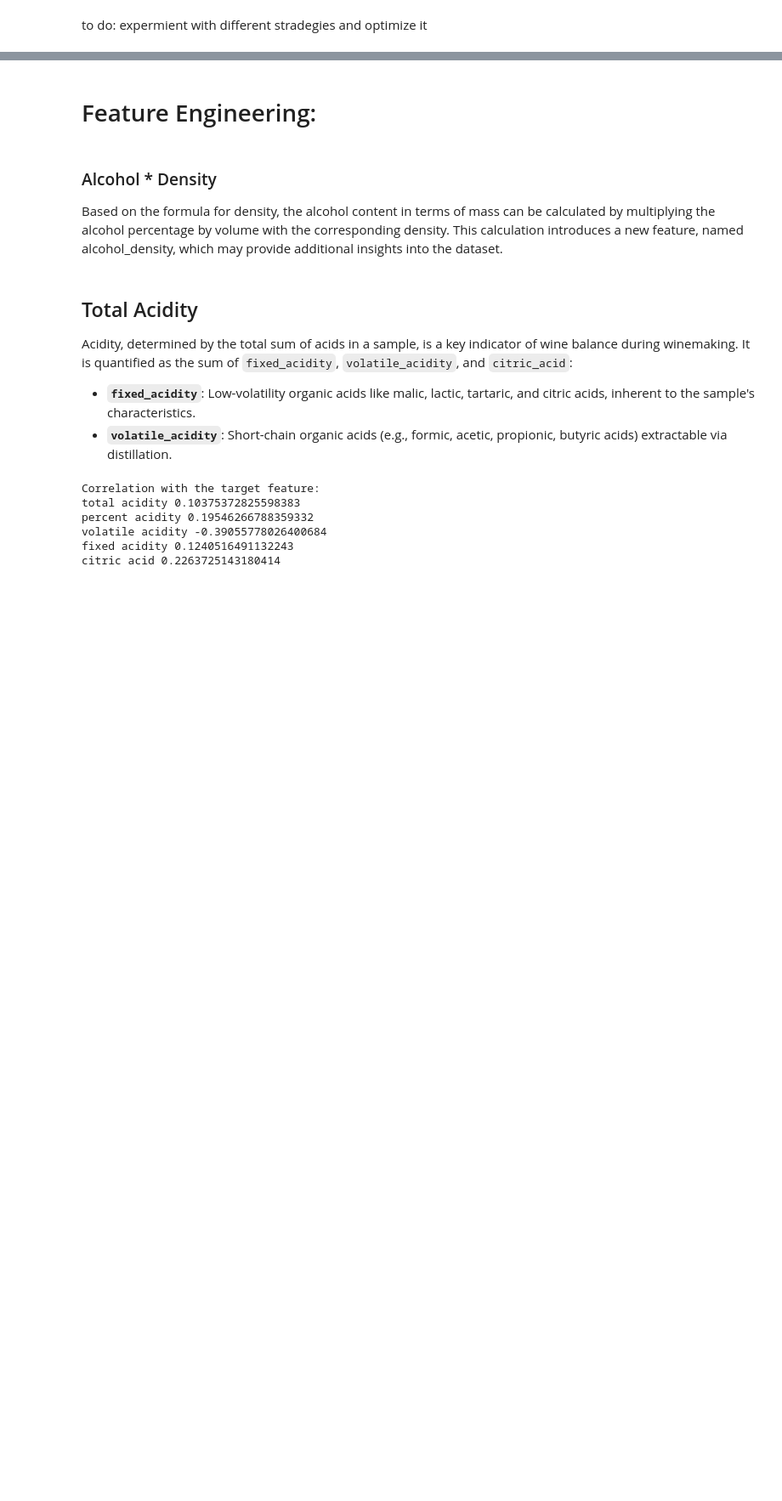
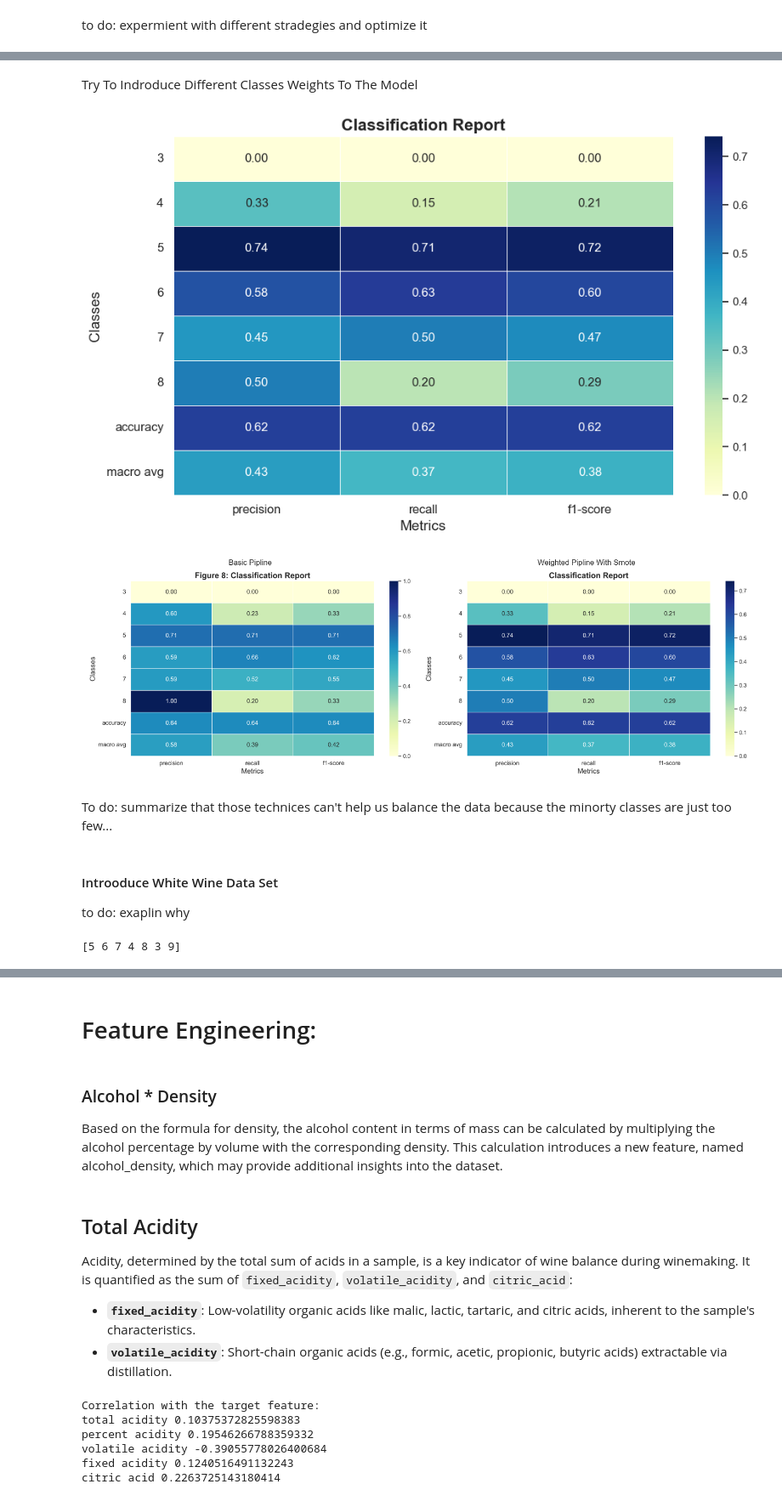
Before and after one commit to airbagdeer/tabular-ds-project, a Jupyter notebook: EX2.ipynb, the cells around one changed output, grey strips where cells are left out. Shown at 85% size. Saved outputs shown, nothing was run; the diff lists cells and outputs as text; code cells hidden in the pictures; blank space fills up the shorter version.

```diff
--- a/EX2.ipynb
+++ b/EX2.ipynb
@@ -246,0 +254,32 @@ to do: expermient with different stradegies and optimize it
+# %% [markdown]
+Try To Indroduce Different Classes Weights To The Model
+# %%
+# Step 3: Calculate sample weights based on class frequency
+class_counts = np.bincount(y_train)
+total_samples = len(y_train)
+sample_weights = np.array([total_samples / (len(class_counts) * class_counts[class_label])
+                           for class_label in y_train])
+# Step 4: Initialize and train the XGBoost Regressor with sample weights
+xg_reg = XGBRegressor(objective='reg:squarederror', random_state=42)
+
+# Fit the model with sample weights
+xg_reg.fit(X_train, y_train, sample_weight=sample_weights)
+
+# Step 5: Predict using the trained model
+y_pred = xg_reg.predict(X_test)
+y_pred = round_results(y_pred)
+
+calculate_scores(y_true=y_test, y_pred=y_pred, image_name = 'weighted-pipline-results.png')
+compare_scores(path_result_1='./images/basic-pipline-results.png',
+               path_result_2='./images/weighted-pipline-results.png',
+                headline_1='Basic Pipline',
+                headline_2='Weighted Pipline With Smote')
+# %% [output]
+[figure, added]
+[figure, added]
+# %% [markdown]
+To do:
+summarize that those technices can't help us balance the data because the minorty classes are just too few...
+# %% [markdown]
+#### Introoduce White Wine Data Set
+to do: exaplin why
@@ -246,0 +292,8 @@ to do: expermient with different stradegies and optimize it
+# %%
+
+
+df_combined = pd.concat([df_red, df_white], ignore_index=True)
+# encoder = LabelEncoder()
+# df_combined['wine_type_encoded'] = encoder.fit_transform(df_combined['wine_type'])
+# %% [output]
+[5 6 7 4 8 3 9]
```
Also changed, not shown: parts of 38 cells of this notebook.
